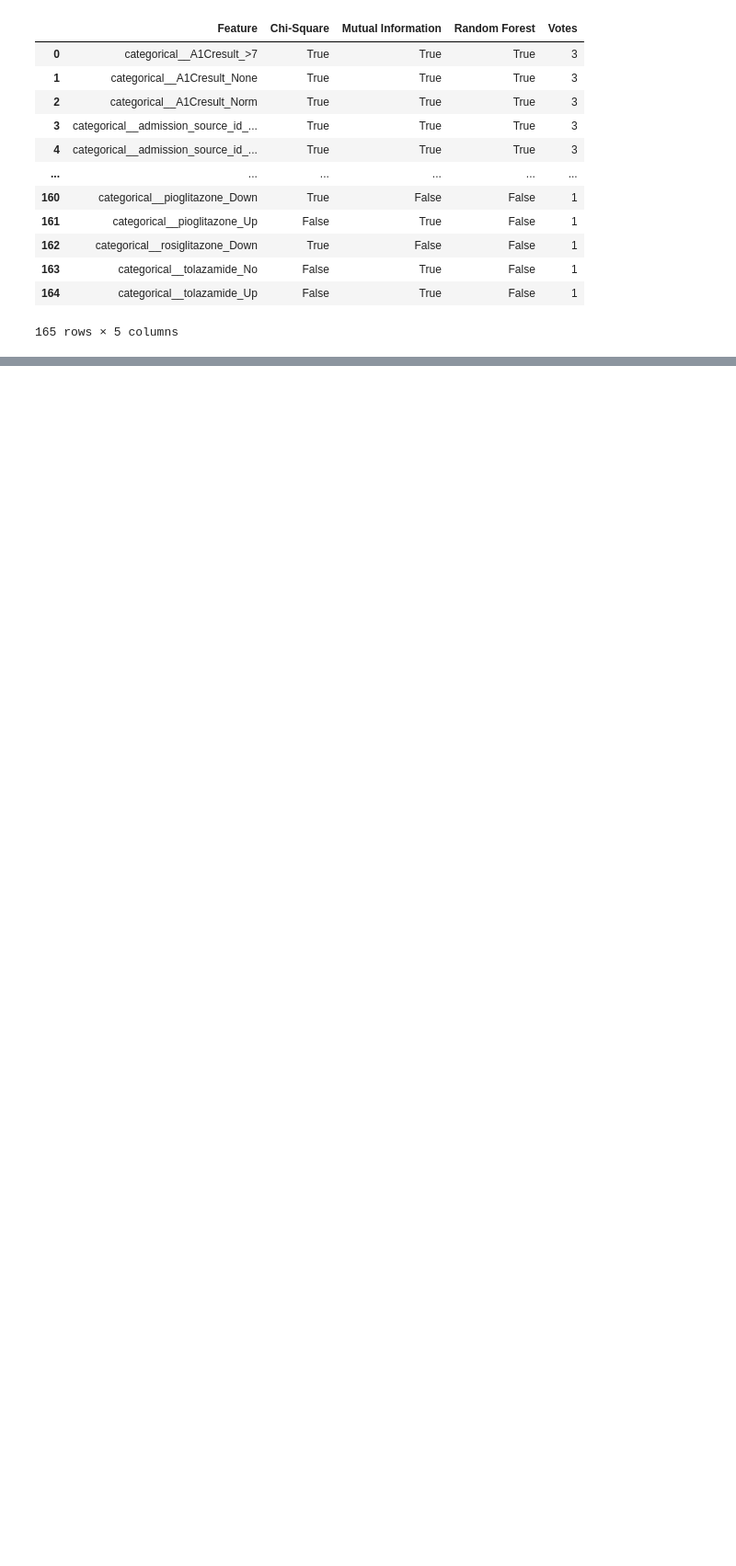
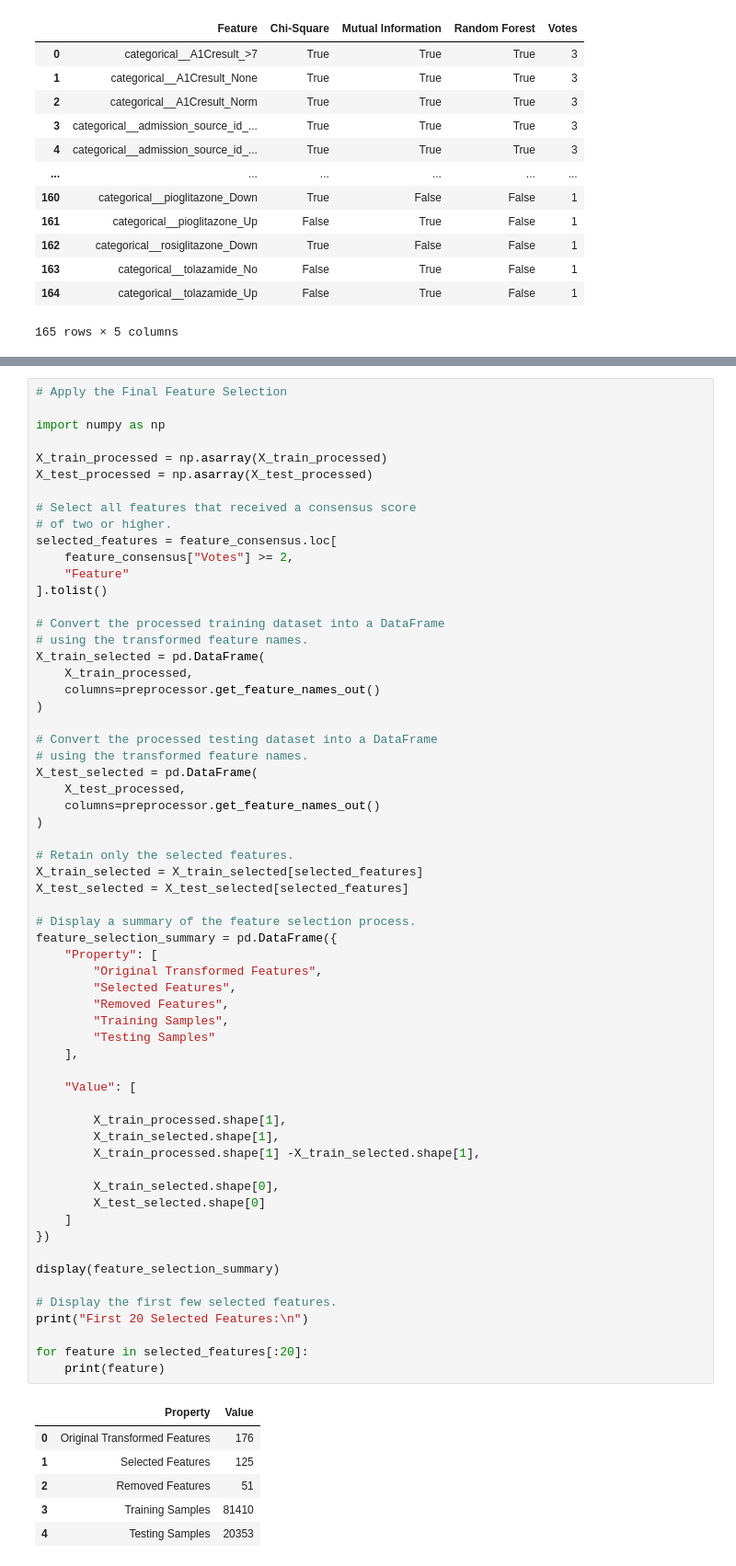
Before and after one commit to ajay-nagpal/Hospital-Readmission-Prediction, a Jupyter notebook: hospital_readmission.ipynb, the cells around one changed output, grey strips where cells are left out. Shown at 92% size. Cells and saved outputs as stored; diff of their text form; blank space fills up the shorter version.

```diff
--- a/hospital_readmission.ipynb
+++ b/hospital_readmission.ipynb
@@ -3856,0 +3639,68 @@ display(feature_consensus)
+# %%
+# Apply the Final Feature Selection
+
+import numpy as np
+
+X_train_processed = np.asarray(X_train_processed)
+X_test_processed = np.asarray(X_test_processed)
+
+# Select all features that received a consensus score
+# of two or higher.
+selected_features = feature_consensus.loc[
+    feature_consensus["Votes"] >= 2,
+    "Feature"
+].tolist()
+
+# Convert the processed training dataset into a DataFrame
+# using the transformed feature names.
+X_train_selected = pd.DataFrame(
+    X_train_processed,
+    columns=preprocessor.get_feature_names_out()
+)
+
+# Convert the processed testing dataset into a DataFrame
+# using the transformed feature names.
+X_test_selected = pd.DataFrame(
+    X_test_processed,
+    columns=preprocessor.get_feature_names_out()
+)
+
+# Retain only the selected features.
+X_train_selected = X_train_selected[selected_features]
+X_test_selected = X_test_selected[selected_features]
+
+# Display a summary of the feature selection process.
+feature_selection_summary = pd.DataFrame({
+    "Property": [
+        "Original Transformed Features",
+        "Selected Features",
+        "Removed Features",
+        "Training Samples",
+        "Testing Samples"
+    ],
+
+    "Value": [
+
+        X_train_processed.shape[1],
+        X_train_selected.shape[1],
+        X_train_processed.shape[1] -X_train_selected.shape[1],
+
+        X_train_selected.shape[0],
+        X_test_selected.shape[0]
+    ]
+})
+
+display(feature_selection_summary)
+
+# Display the first few selected features.
+print("First 20 Selected Features:\n")
+
+for feature in selected_features[:20]:
+    print(feature)
+# %% [output]
+|  | Property | Value |
+| 0 | Original Transformed Features | 176 |
+| 1 | Selected Features | 125 |
+| 2 | Removed Features | 51 |
+| 3 | Training Samples | 81410 |
+| 4 | Testing Samples | 20353 |
```
Also changed, not shown: parts of 68 cells of this notebook.
